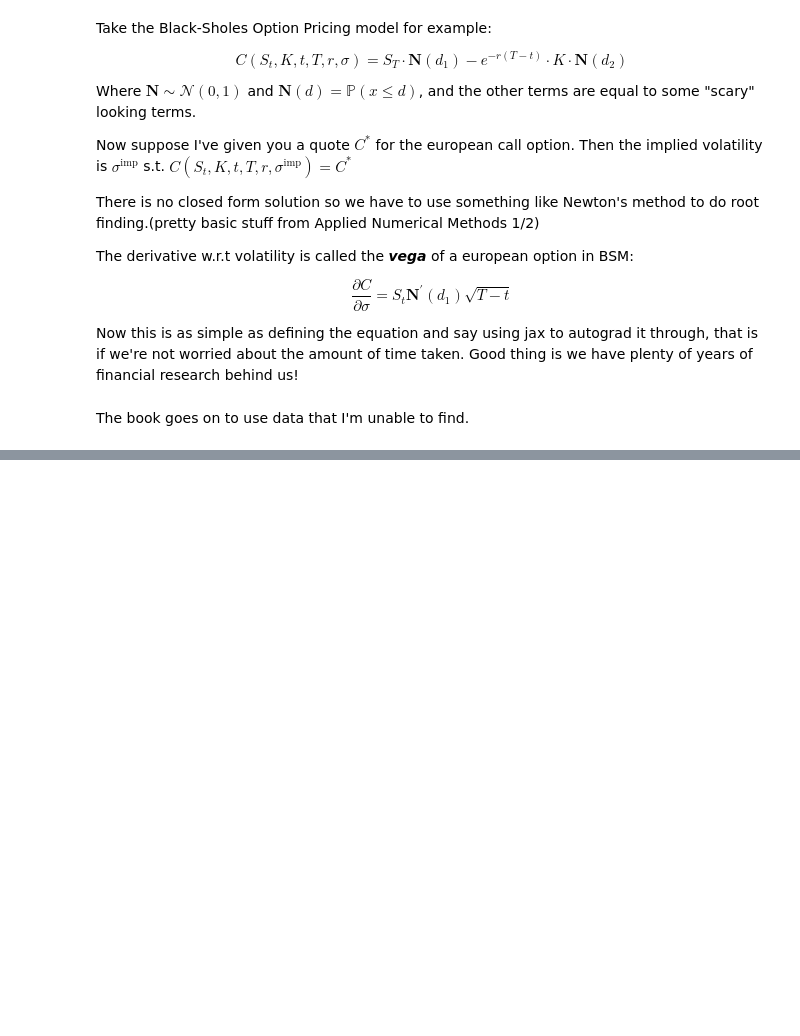
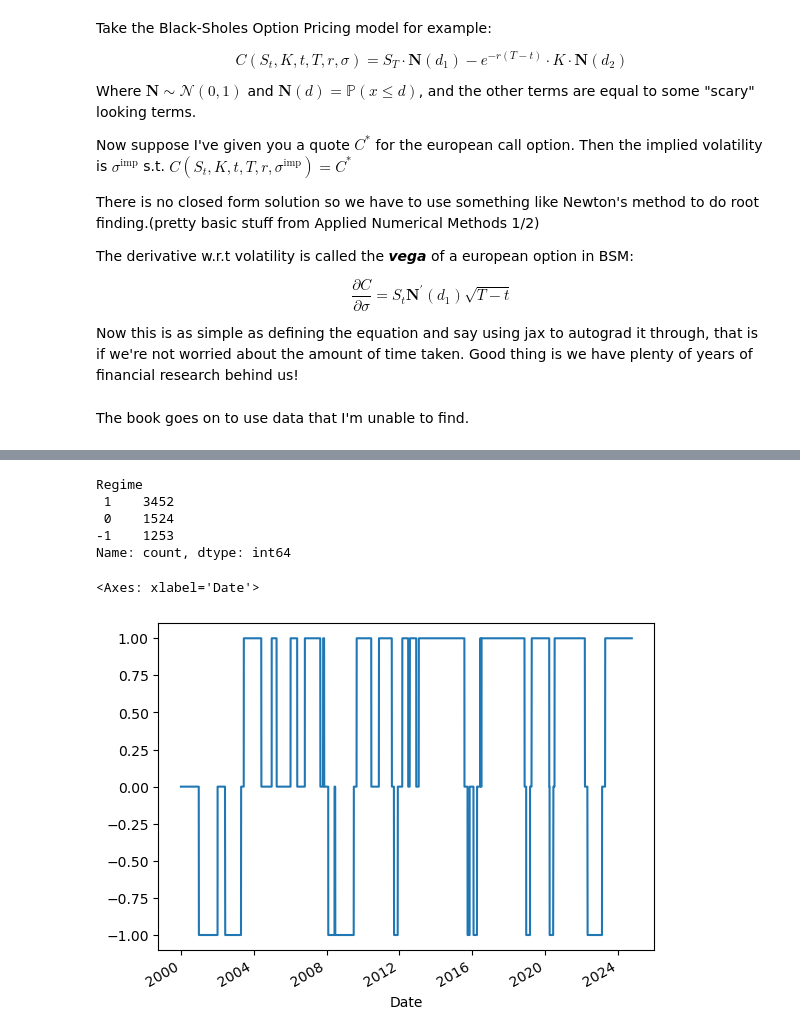
Before and after one commit to abhirao-03/python-for-finance, a Jupyter notebook: part_one.ipynb, the cells around one changed output, grey strips where cells are left out. Saved outputs shown, nothing was run; the diff lists cells and outputs as text; code cells hidden in the pictures; blank space fills up the shorter version.

```diff
--- a/part_one.ipynb
+++ b/part_one.ipynb
@@ -149,0 +198,20 @@ The book goes on to use data that I'm unable to find.
+# %%
+sp500['diff'] = sp500['42d'] - sp500['252d']
+# %%
+SD = 50
+
+sp500['Regime'] = np.where(sp500['diff'] > SD, 1, 0)                    # if above SD give it a value of 1 otherwise leave make it a 0
+sp500['Regime'] = np.where(sp500['diff'] < -SD, -1, sp500['Regime'])     # if less than -SD give it a -1, otherwise it the value it was before (a 1 or 0)
+# %%
+sp500['Regime'].value_counts()
+# %% [output]
+Regime
+ 1    3452
+ 0    1524
+-1    1253
+Name: count, dtype: int64
+# %%
+sp500['Regime'].plot(lw=1.5)
+# %% [output]
+<Axes: xlabel='Date'>
+[figure, added]
```
Also changed, not shown: parts of 10 cells of this notebook.
